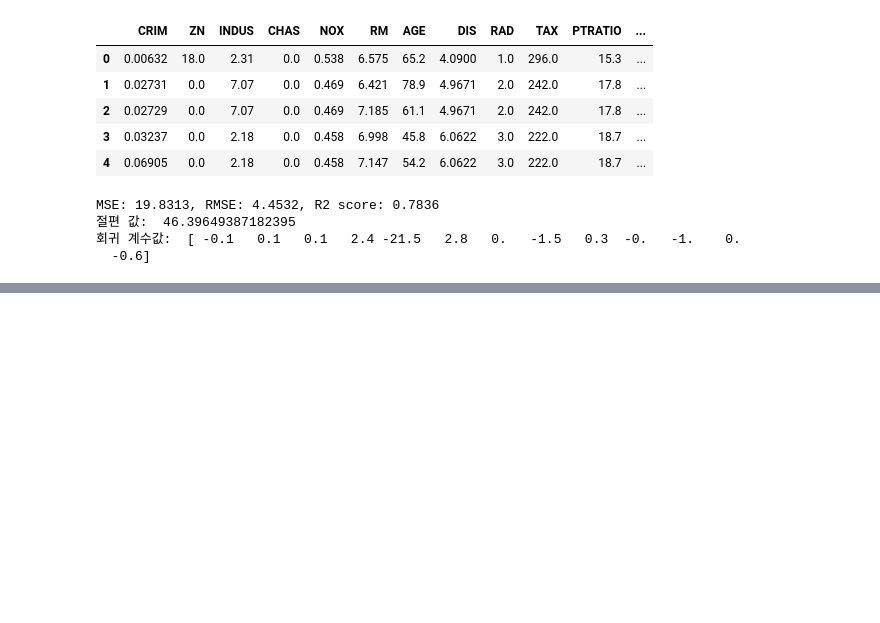
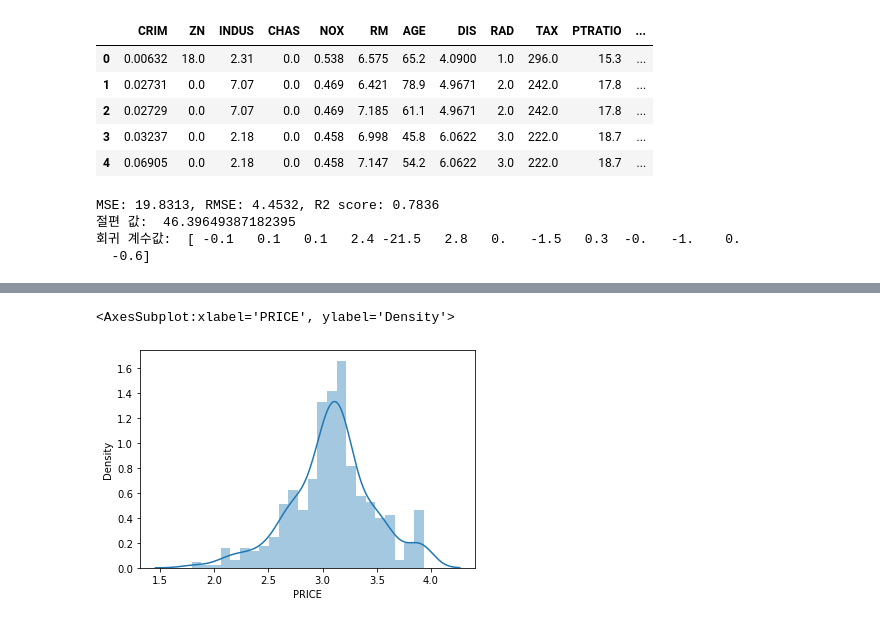
Before and after one commit to jeey00n/Jupyter1228, a Jupyter notebook: ML52_규제 선형 모델_릿지,라쏘,엘라스틱넷.ipynb, the cells around one changed output, grey strips where cells are left out. Cells and saved outputs as stored; diff of their text form; code cells hidden in the pictures; blank space fills up the shorter version.

```diff
--- a/ML52_규제 선형 모델_릿지,라쏘,엘라스틱넷.ipynb
+++ b/ML52_규제 선형 모델_릿지,라쏘,엘라스틱넷.ipynb
@@ -58,0 +61,12 @@ for i, feature in enumerate(lm_features):
+# %%
+# 로그 변환을 하는 이유는
+# 원본 데이터가 정규성에서 다소 벗어난 모습을 보이고 있기 때문에
+# 이를 완화하고자 로그 변환을 하는 것이다.
+# Standard Scaler, Min-Max Scaler 등보다 로그변환이 정규성 회복에 효과적이다.
+# 로그변환 데이터로 학습시킨 후 MSE, RMSE 평가를 할 때는
+# 원본 데이터에 대해 평가하는 것이기 때문에 로그변환된 것을 기존의 데이터 형태로 환원시키는 것이다.
+# MSLE, RMSLE 등을 구할 경우는 로그변환된 데이터를 환원하지 않고 그대로 평가하면 된다.
+sns.distplot(np.log1p(house_df.PRICE))
+# %% [output]
+<AxesSubplot:xlabel='PRICE', ylabel='Density'>
+[figure, added]
```
Also changed, not shown: parts of 16 cells of this notebook, 2 other files.
